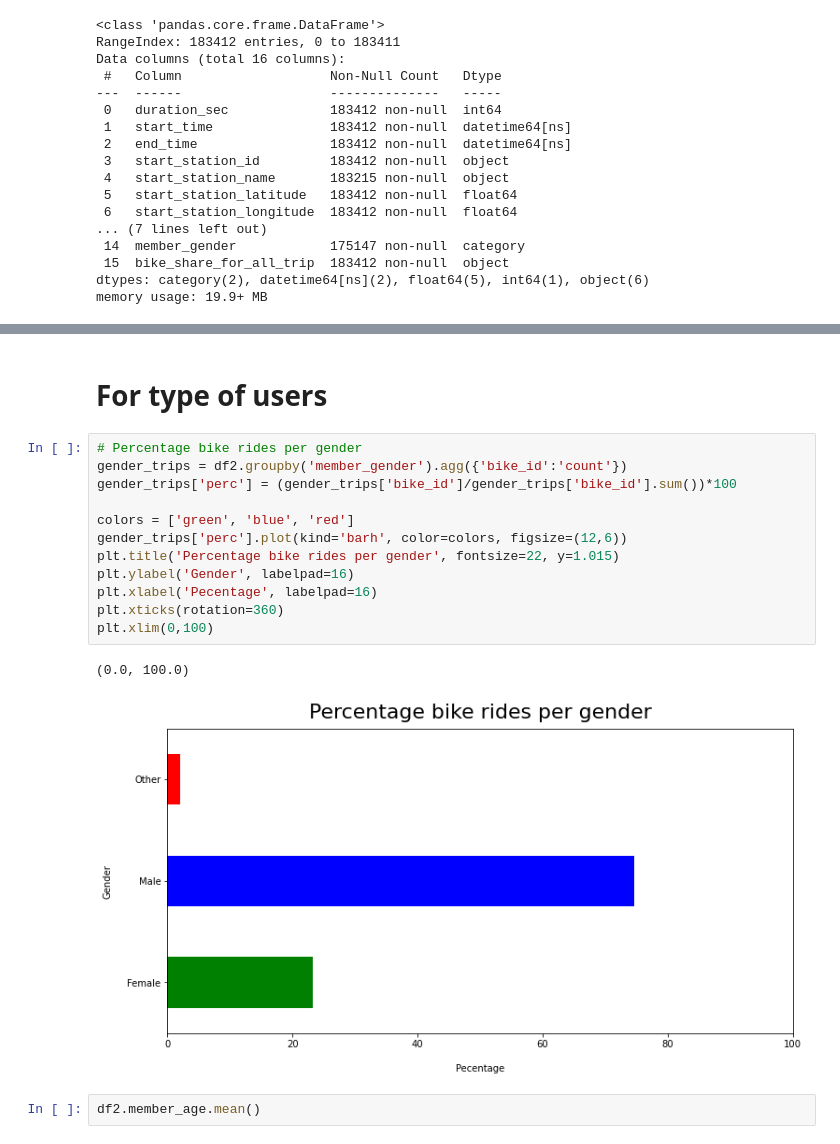
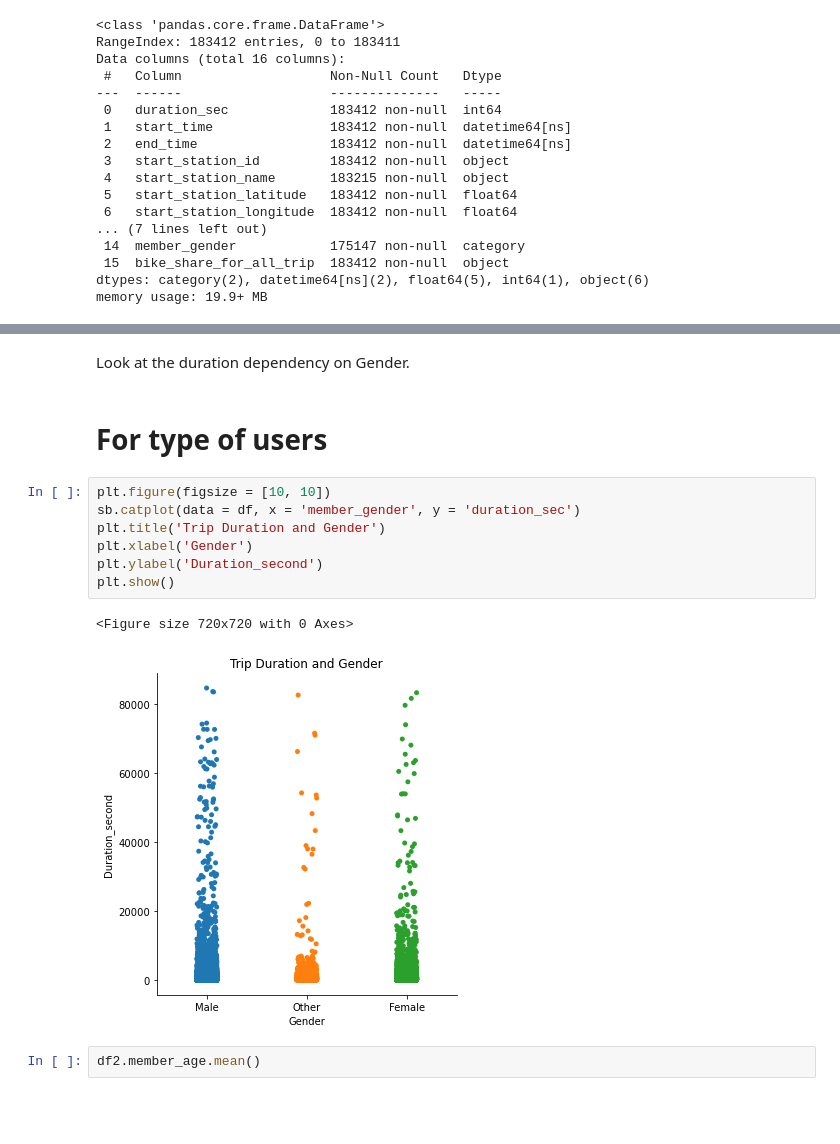
Before and after one commit to istam/Communicating_data_findings, a Jupyter notebook: exploration_template.ipynb, the cells around one changed output, grey strips where cells are left out. Drawn from its saved outputs; the diff is of its cells as text; blank space fills up the shorter version.

```diff
--- a/exploration_template.ipynb
+++ b/exploration_template.ipynb
@@ -234,20 +229,17 @@ memory usage: 28.3+ MB
+# %% [markdown]
+Look at the duration dependency on Gender.
 # %% [markdown]
 # For type of users
-# %%
-# Percentage bike rides per gender
-gender_trips = df2.groupby('member_gender').agg({'bike_id':'count'})
-gender_trips['perc'] = (gender_trips['bike_id']/gender_trips['bike_id'].sum())*100
-
-colors = ['green', 'blue', 'red']
-gender_trips['perc'].plot(kind='barh', color=colors, figsize=(12,6))
-plt.title('Percentage bike rides per gender', fontsize=22, y=1.015)
-plt.ylabel('Gender', labelpad=16)
-plt.xlabel('Pecentage', labelpad=16)
-plt.xticks(rotation=360)
-plt.xlim(0,100)
-# %% [output]
-(0.0, 100.0)
-[figure, removed]
+# %%
+plt.figure(figsize = [10, 10])
+sb.catplot(data = df, x = 'member_gender', y = 'duration_sec')
+plt.title('Trip Duration and Gender')
+plt.xlabel('Gender')
+plt.ylabel('Duration_second')
+plt.show()
+# %% [output]
+<Figure size 720x720 with 0 Axes>
+[figure, added]
 # %%
 df2.member_age.mean()
 # %% [output]
```
Also changed, not shown: parts of 21 cells of this notebook, 2 other files.
